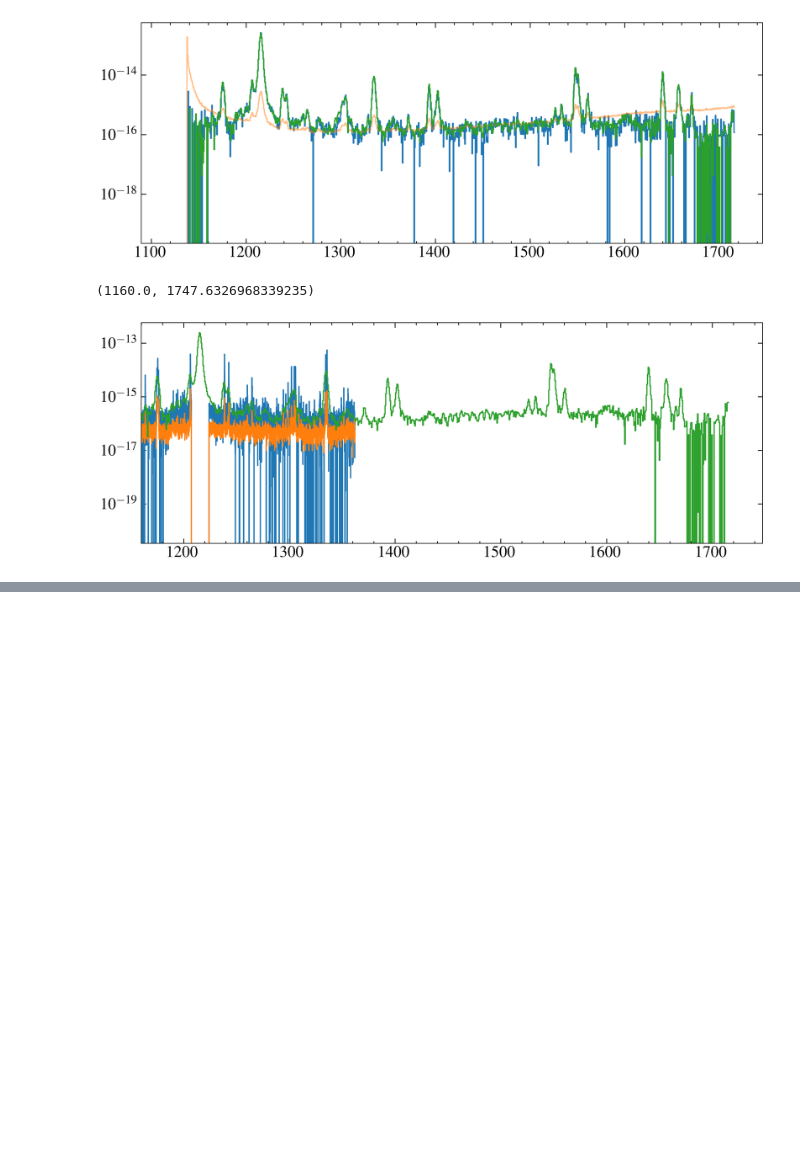
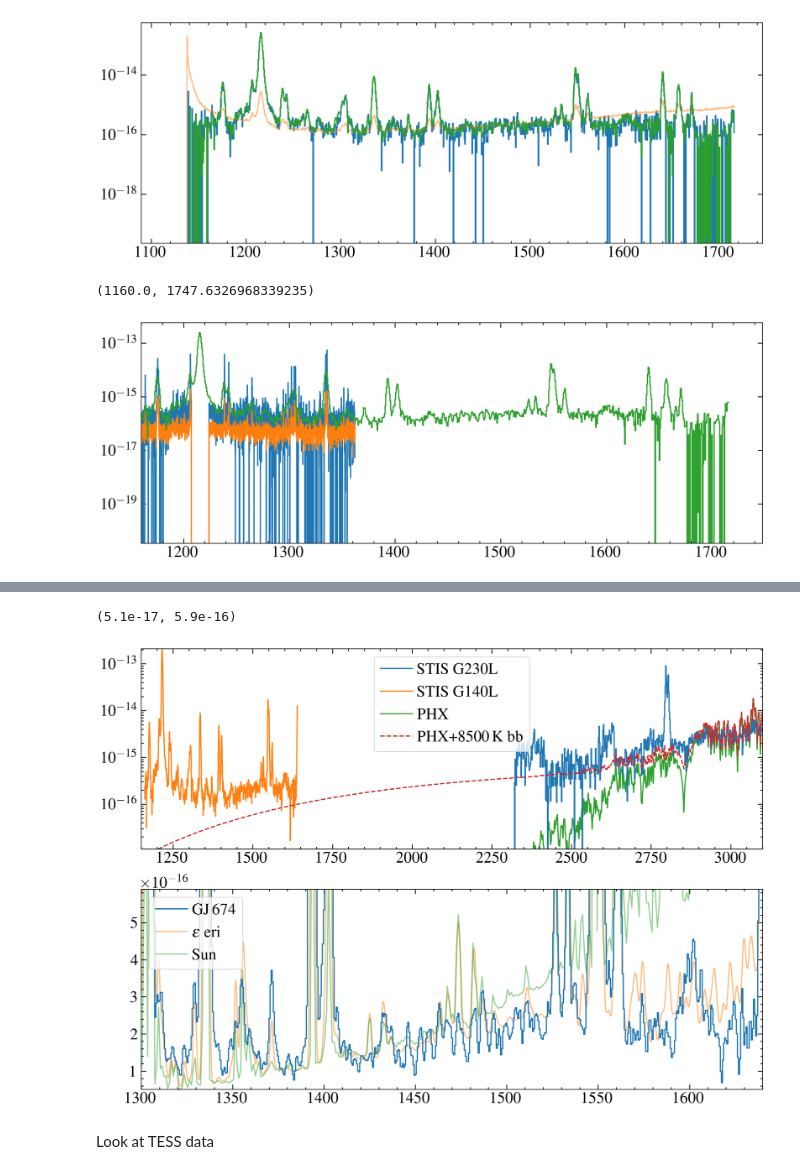
Before and after one commit to davidjwilson/SEDs, a Jupyter notebook: common/gj674_cont.ipynb, the cells around one changed output, grey strips where cells are left out. Saved outputs shown, nothing was run; the diff lists cells and outputs as text; code cells hidden in the pictures; blank space fills up the shorter version.

```diff
--- a/common/gj674_cont.ipynb
+++ b/common/gj674_cont.ipynb
@@ -118,0 +136,76 @@ ax.step(nw, nf/ne, where='mid')
+# %%
+pwmask = (pwi > 1000) & (pwi < 3500)
+
+pw, pf = pwi[pwmask], pfi[pwmask]
+
+respix = (pw[-1] - pw[0])/len(pw)
+# print(respix)
+FWHM = 1.6/respix #for 3A res
+sigma = FWHM / (2 * np.sqrt(2 * np.log(2)))
+
+
+pf = convolve(pf, Gaussian1DKernel(sigma))
+# %%
+eps_eri = fits.getdata('/media/david/2tb_ext_hd/hddata/mega_muscles/muscles_hlsp/v-eps-eri/hlsp_muscles_multi_multi_v-eps-eri_broadband_v22_var-res-sed.fits', 1)
+
+ew, ef = eps_eri['WAVELENGTH'], eps_eri['FLUX']
+# %%
+soldat = Table.read('../../../hwo/Solar_1au_sed.csv')
+solw, solf = soldat['WAVELENGTH'], soldat['FLUX']
+# %%
+nmask = (nw > 2320)
+smask = (sw > 1160) & (sw < 1640)
+
+fig, axes = plt.subplots(figsize=(14, 10), nrows=2)
+
+ax = axes[0]
+
+ax.step(nw[nmask], nf[nmask], where='mid', label='STIS G230L')
+ax.step(sw[smask], sf[smask], where='mid', label='STIS G140L')
+# ax.step(sw, sf)
+
+ax.plot(pw, pf, zorder=-1, label = 'PHX')
+
+pfs = interp1d(pw, pf, fill_value='extrapolate')(nw)
+
+# ax.step(nw[nmask], nf[nmask]-pfs[nmask], where='mid')
+
+
+bb_mod = models.BlackBody(temperature=8500*u.K, scale=3e-23*u.erg/u.s/u.cm**2/u.AA/u.sr, fixed=dict(temperature=True))
+# modw = np.linspace(1000, 3200, 1000)
+
+# ax.plot(pw, bb_mod(pw), ls='--')
+ax.plot(pw, bb_mod(pw).value+pf, ls='--', label='PHX+8500\,K bb')
+ax.legend(frameon=True)
+
+
+ax.set_yscale('log')
+ax.set_ylim(1.1e-17, 2.1e-13)
+ax.set_xlim(1150, 3100)
+# ax.se
+
+
+emask = (ew > 1000) & (ew < 2000)
+sfi = convolve(sf, Box1DKernel(2))
+
+axes[1].step(sw[smask], sfi[smask], where='mid', label='GJ\,674')
+# axes[1].errorbar(sw[smask], sf[smask], yerr=se[smask], errorevery=10, drawstyle='steps-mid', label='GJ\,674')
+# sei = convolve(se, Box1DKernel())
+# axes[1].step(sw[smask], sei[smask], where='mid', alpha=0.5)
+
+
+efi = convolve(ef, Gaussian1DKernel(80))
+axes[1].step(ew[emask], efi[emask]*0.03, where='mid', label=r'$\epsilon$ eri', zorder=-1, alpha=0.5)
+
+solmask = (solw > 1000) & (solf < 2000)
+
+axes[1].plot(solw[solmask], solf[solmask]*4e-14, zorder=-1, alpha=0.5, label='Sun')
+
+axes[1].legend(frameon=True)
+axes[1].set_xlim(1300, 1640)
+axes[1].set_ylim(0.51e-16, 0.59e-15)
+# %% [output]
+(5.1e-17, 5.9e-16)
+[figure, added]
+# %% [markdown]
+Look at TESS data
```
Also changed, not shown: parts of 9 cells of this notebook.
